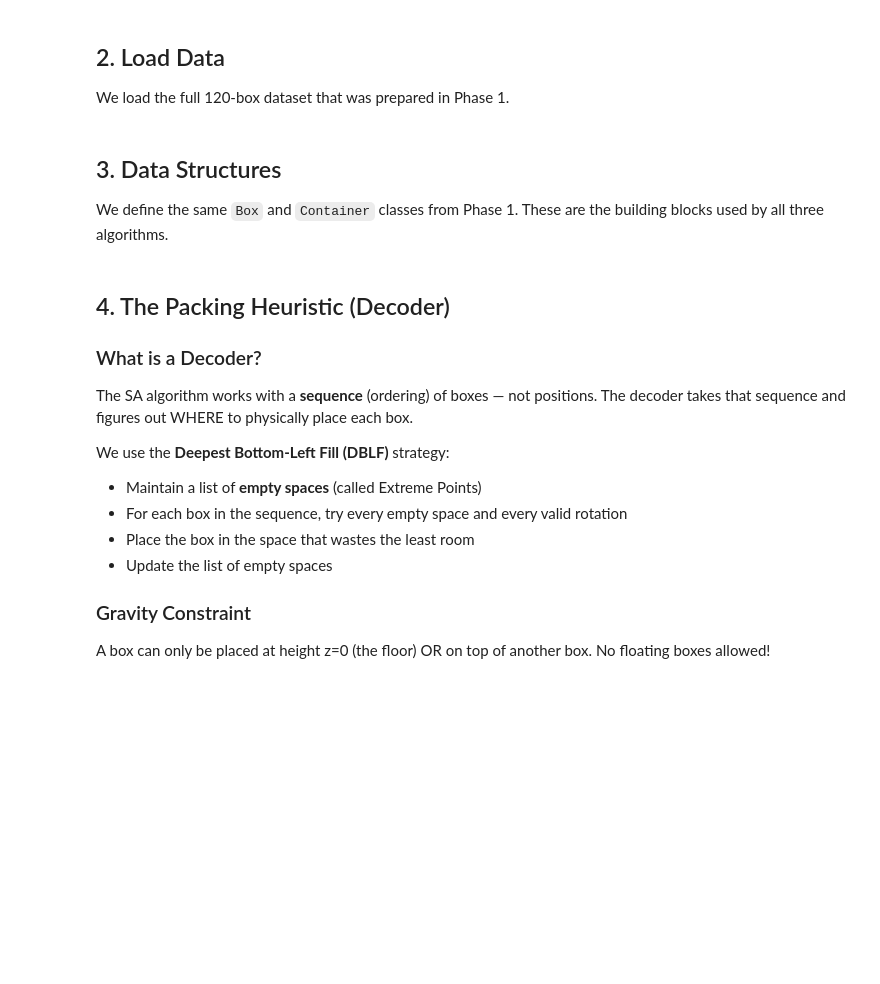
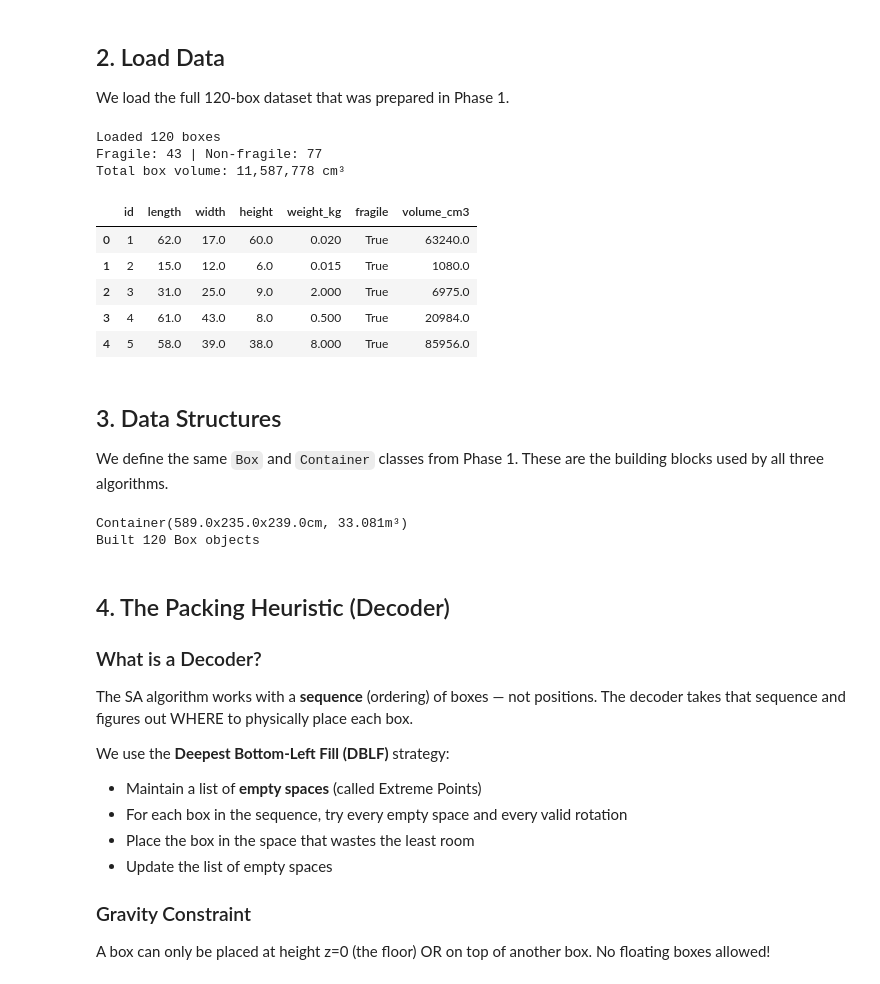
Before and after one commit to mariainesraheb06/The-3D-Container-Loading-Optimizer, a Jupyter notebook: code/phase2_simulated_annealing.ipynb, the cells around one changed output. Cells and saved outputs as stored; diff of their text form; code cells hidden in the pictures; blank space fills up the shorter version.

```diff
--- a/phase2_simulated_annealing.ipynb
+++ b/code/phase2_simulated_annealing.ipynb
@@ -52,20 +54,30 @@ print('All imports OK ✅')
 
 We load the full 120-box dataset that was prepared in Phase 1.
 # %%
-df = pd.read_csv('boxes_120(generated+local).csv')
+df = pd.read_csv('../data/boxes_120(generated+local).csv')
 
 # Make sure fragile column is boolean
 df['fragile'] = df['fragile'].astype(str).str.strip().str.lower().map(
     {'true': True, 'false': False, '1': True, '0': False}
 ).fillna(False)
 
 # Compute volume
 df['volume_cm3'] = df['length'] * df['width'] * df['height']
 
 print(f'Loaded {len(df)} boxes')
 print(f'Fragile: {df["fragile"].sum()} | Non-fragile: {(~df["fragile"]).sum()}')
 print(f'Total box volume: {df["volume_cm3"].sum():,.0f} cm³')
 df.head()
+# %% [output]
+Loaded 120 boxes
+Fragile: 43 | Non-fragile: 77
+Total box volume: 11,587,778 cm³
+|  | id | length | width | height | weight_kg | fragile | volume_cm3 |
+| 0 | 1 | 62.0 | 17.0 | 60.0 | 0.020 | True | 63240.0 |
+| 1 | 2 | 15.0 | 12.0 | 6.0 | 0.015 | True | 1080.0 |
+| 2 | 3 | 31.0 | 25.0 | 9.0 | 2.000 | True | 6975.0 |
+| 3 | 4 | 61.0 | 43.0 | 8.0 | 0.500 | True | 20984.0 |
+| 4 | 5 | 58.0 | 39.0 | 38.0 | 8.000 | True | 85956.0 |
 # %% [markdown]
 ## 3. Data Structures
 
@@ -154,6 +166,9 @@ ALL_BOXES = build_boxes(df)
 
 print(CONTAINER)
 print(f'Built {len(ALL_BOXES)} Box objects')
+# %% [output]
+Container(589.0x235.0x239.0cm, 33.081m³)
+Built 120 Box objects
 # %% [markdown]
 ## 4. The Packing Heuristic (Decoder)
 
```
Also changed, not shown: parts of 5 cells of this notebook, 8 other files.
